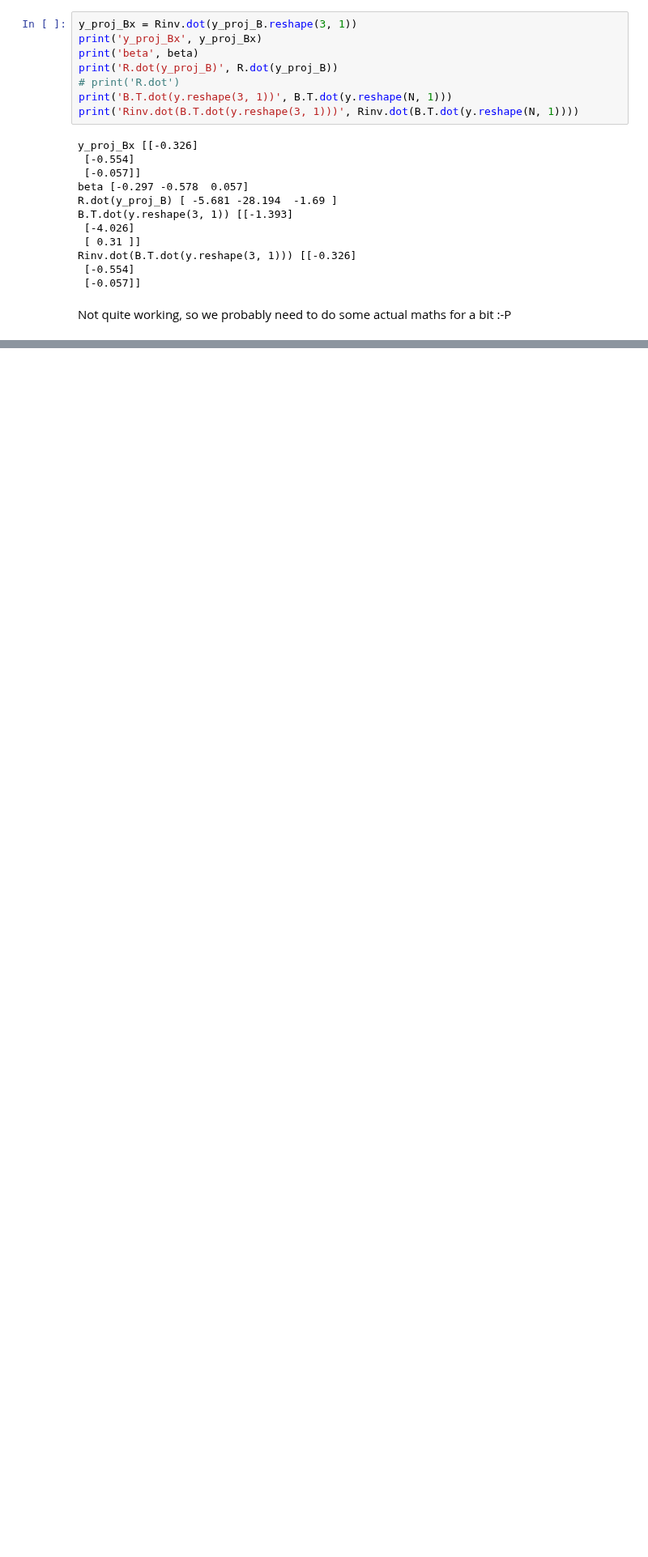
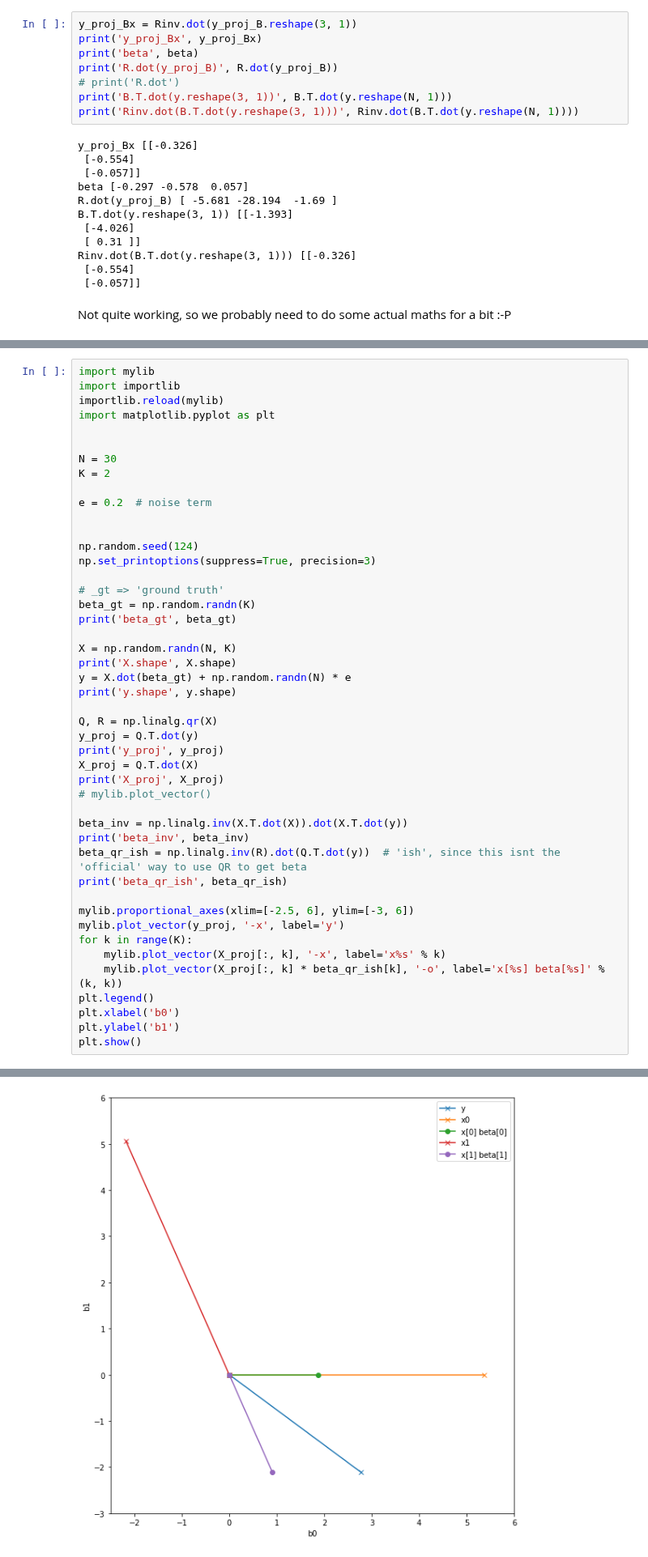
Before and after one commit to hughperkins/selfstudy-IBP, a Jupyter notebook: test_bases.ipynb, the cells around one changed output, grey strips where cells are left out. Shown at 81% size. Saved outputs shown, nothing was run; the diff lists cells and outputs as text; blank space fills up the shorter version.

Commit message:
finally figure out the derivation of a bunch of projection stuff, using QR decompoisiont

```diff
--- a/test_bases.ipynb
+++ b/test_bases.ipynb
@@ -365,0 +661,47 @@ Looking at $\mathbf{X} = \mathbf{Q}\mathbf{R}$, we can think of this as a mappin
+# %%
+import mylib
+import importlib
+importlib.reload(mylib)
+import matplotlib.pyplot as plt
+
+
+N = 30
+K = 2
+
+e = 0.2  # noise term
+
+
+np.random.seed(124)
+np.set_printoptions(suppress=True, precision=3)
+
+# _gt => 'ground truth'
+beta_gt = np.random.randn(K)
+print('beta_gt', beta_gt)
+
+X = np.random.randn(N, K)
+print('X.shape', X.shape)
+y = X.dot(beta_gt) + np.random.randn(N) * e
+print('y.shape', y.shape)
+
+Q, R = np.linalg.qr(X)
+y_proj = Q.T.dot(y)
+print('y_proj', y_proj)
+X_proj = Q.T.dot(X)
+print('X_proj', X_proj)
+# mylib.plot_vector()
+
+beta_inv = np.linalg.inv(X.T.dot(X)).dot(X.T.dot(y))
+print('beta_inv', beta_inv)
+beta_qr_ish = np.linalg.inv(R).dot(Q.T.dot(y))  # 'ish', since this isnt the 'official' way to use QR to get beta
+print('beta_qr_ish', beta_qr_ish)
+
+mylib.proportional_axes(xlim=[-2.5, 6], ylim=[-3, 6])
+mylib.plot_vector(y_proj, '-x', label='y')
+for k in range(K):
+    mylib.plot_vector(X_proj[:, k], '-x', label='x%s' % k)
+    mylib.plot_vector(X_proj[:, k] * beta_qr_ish[k], '-o', label='x[%s] beta[%s]' % (k, k))
+plt.legend()
+plt.xlabel('b0')
+plt.ylabel('b1')
+plt.show()
+# %% [output]
@@ -365,0 +717 @@ Looking at $\mathbf{X} = \mathbf{Q}\mathbf{R}$, we can think of this as a mappin
+[figure, added]
```
Also changed, not shown: parts of 27 cells of this notebook, 4 other files.
